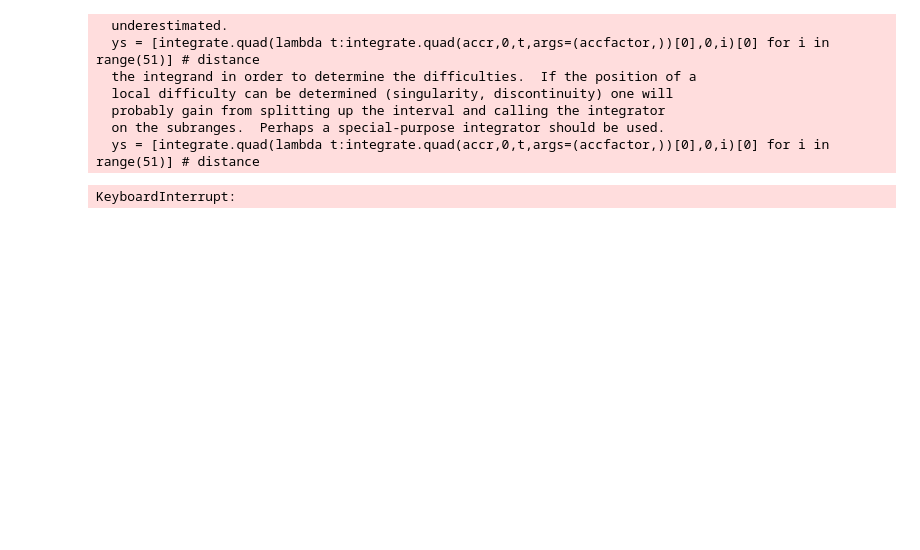
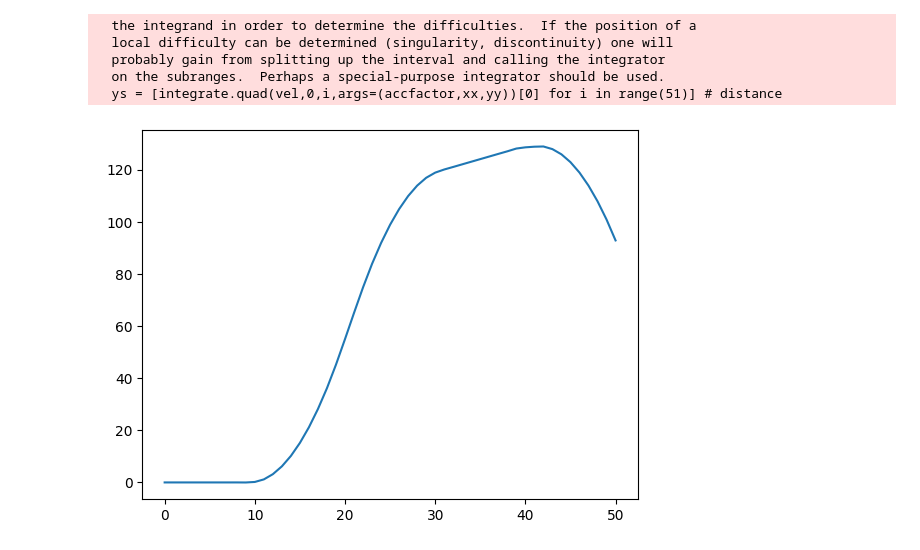
Before and after one commit to drmksong/VirtAccr, a Jupyter notebook: src/test.ipynb, the cells around one changed output. Saved outputs shown, nothing was run; the diff lists cells and outputs as text; code cells hidden in the pictures; blank space fills up the shorter version.

```diff
--- a/src/test.ipynb
+++ b/src/test.ipynb
@@ -83,13 +86,12 @@ plt.show()
 # %%
-ys = [integrate.quad(lambda t:integrate.quad(accr,0,t,args=(accfactor,))[0],0,i)[0] for i in range(51)] # distance
+# ys = [integrate.quad(lambda t:integrate.quad(accr,0,t,args=(accfactor,))[0],0,i)[0] for i in range(51)] # distance
+ys = [integrate.quad(vel,0,i,args=(accfactor,xx,yy))[0] for i in range(51)] # distance
 plt.plot(x,ys)
 plt.show()
 # %% [output]
-  underestimated.
-  ys = [integrate.quad(lambda t:integrate.quad(accr,0,t,args=(accfactor,))[0],0,i)[0] for i in range(51)] # distance
   the integrand in order to determine the difficulties.  If the position of a
   local difficulty can be determined (singularity, discontinuity) one will
   probably gain from splitting up the interval and calling the integrator
   on the subranges.  Perhaps a special-purpose integrator should be used.
-  ys = [integrate.quad(lambda t:integrate.quad(accr,0,t,args=(accfactor,))[0],0,i)[0] for i in range(51)] # distance
+  ys = [integrate.quad(vel,0,i,args=(accfactor,xx,yy))[0] for i in range(51)] # distance
-KeyboardInterrupt:
+[figure, added]
```
Also changed, not shown: parts of 6 cells of this notebook.
